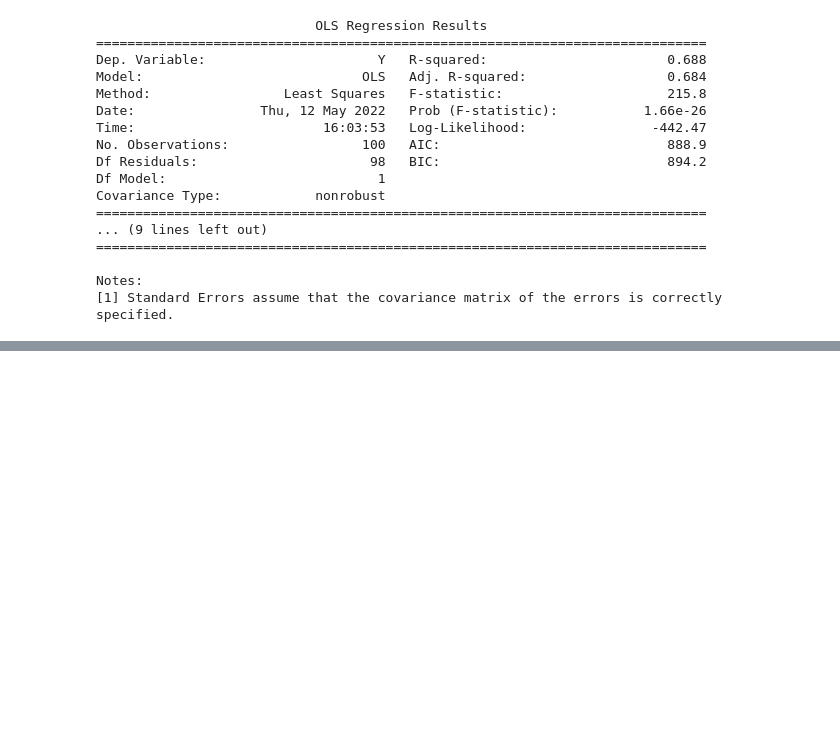
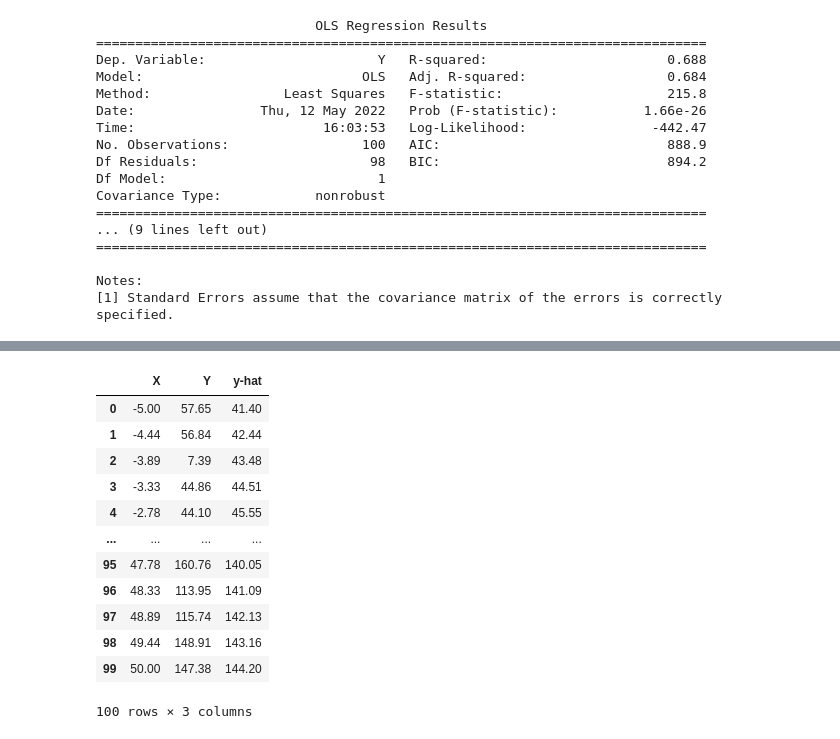
Before and after one commit to cmj123/machine_learning_for_algorithmic_trading, a Jupyter notebook: 07_linear_models/01_linear_regression_intro.ipynb, the cells around one changed output, grey strips where cells are left out. Drawn from its saved outputs; the diff is of its cells as text; code cells hidden in the pictures; blank space fills up the shorter version.

```diff
--- a/07_linear_models/01_linear_regression_intro.ipynb
+++ b/07_linear_models/01_linear_regression_intro.ipynb
@@ -74,0 +101,16 @@ Notes:
+# %%
+data
+# %% [output]
+|  | X | Y | y-hat |
+| 0 | -5.00 | 57.65 | 41.40 |
+| 1 | -4.44 | 56.84 | 42.44 |
+| 2 | -3.89 | 7.39 | 43.48 |
+| 3 | -3.33 | 44.86 | 44.51 |
+| 4 | -2.78 | 44.10 | 45.55 |
+| ... | ... | ... | ... |
+| 95 | 47.78 | 160.76 | 140.05 |
+| 96 | 48.33 | 113.95 | 141.09 |
+| 97 | 48.89 | 115.74 | 142.13 |
+| 98 | 49.44 | 148.91 | 143.16 |
+| 99 | 50.00 | 147.38 | 144.20 |
+100 rows × 3 columns
```
Also changed, not shown: parts of 5 cells of this notebook.
